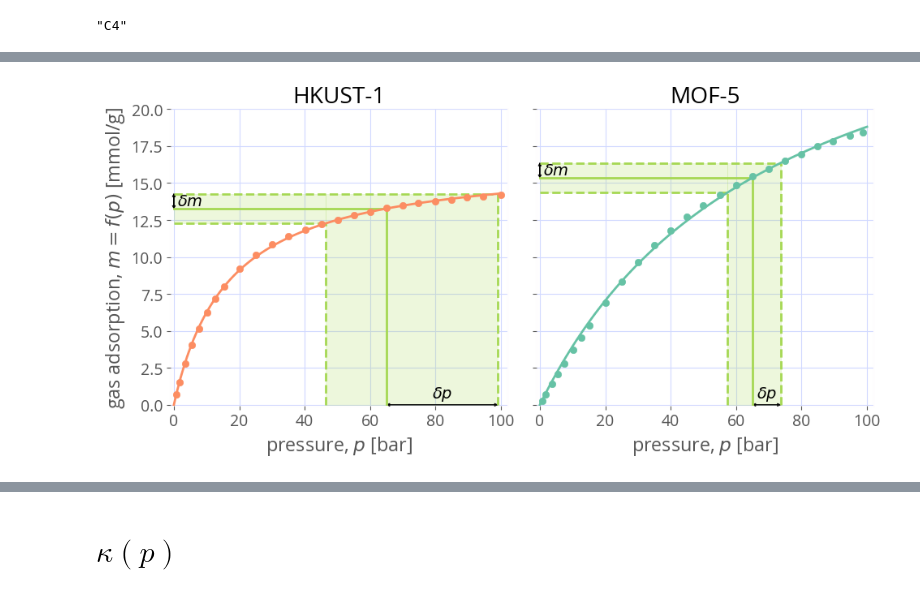
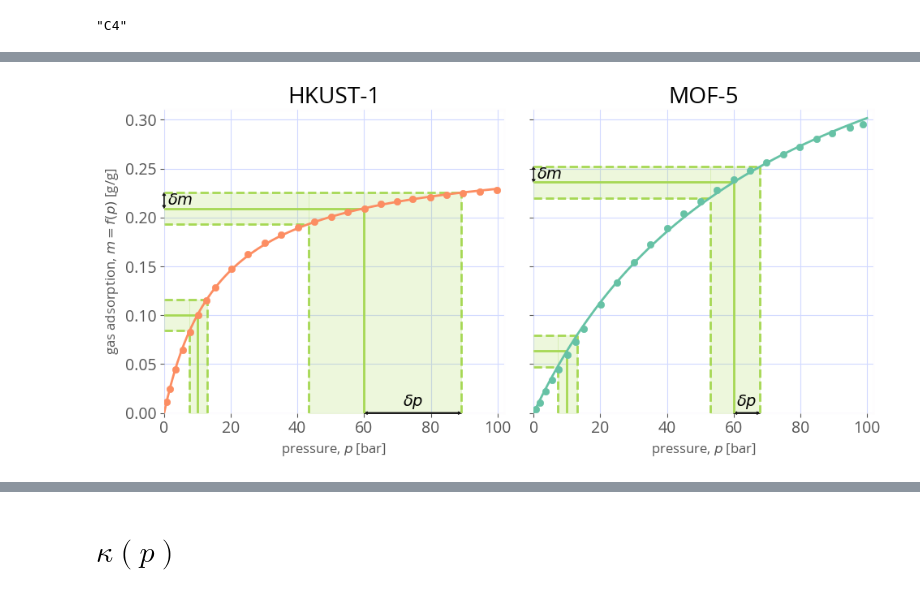
Before and after one commit to SimonEnsemble/nonlinear_sensing, a Jupyter notebook: one_d_sensing/1D sensing.ipynb, the cells around one changed output, grey strips where cells are left out. Cells and saved outputs as stored; diff of their text form; code cells hidden in the pictures.

```diff
--- a/one_d_sensing/1D sensing.ipynb
+++ b/one_d_sensing/1D sensing.ipynb
@@ -71,12 +72,12 @@ Rachel: put $\kappa(P)$ and $\kappa(m)$ for inverse problem here.
 # %% [output]
 "C4"
 # %%
-ms = [4.0, 13.0]
+ms = [4.0 * 16.04 / 1000, 13.0 * 16.04 / 1000]
 
 figure()
 p = range(0.0, 100.0, length=100)
 mof = "HKUST-1"
-scatter(df[mof][:, Symbol("P(bar)")], df[mof][:, :m_mmol_g], zorder=1000,
+scatter(df[mof][:, Symbol("P(bar)")], df[mof][:, :g_g], zorder=1000,
     clip_on=false, color=mof_to_color[mof])
 plot(p, params[mof]["M"] * params[mof]["K"] * p ./ (1 .+ params[mof]["K"] * p),
     label=mof, zorder=1000, clip_on=false, color=mof_to_color[mof])
@@ -97,22 +98,24 @@ for (i, m) in enumerate(ms)
     fill_between(ps, [m_high for _ = 1:length(ps)], alpha=0.2, color=δ_color)
     fill_between([0.0, p_low], [m_low, m_low], [m_high, m_high], alpha=0.2, color=δ_color)
     if i == 2
+        arrow_dx = 1
+        arrow_dy = 0.2 * 0.015
         arrow(0.0, m, 0.0, δm, length_includes_head=true,
-          head_width=1, head_length=0.2, clip_on=false, color="k")
+          head_width=arrow_dx, head_length=arrow_dy, clip_on=false, color="k")
         arrow(0.0, m+δm, 0.0, -δm, length_includes_head=true,
-          head_width=1, head_length=0.2, clip_on=false, color="k")
+          head_width=arrow_dx, head_length=arrow_dy, clip_on=false, color="k")
         text(1.0, m + δm / 2, L"$\delta m$", verticalalignment="center")
 
         arrow(p, 0.0, p_high-p, 0.0, length_includes_head=true,
-          head_width=0.2, head_length=1, clip_on=false, color="k")
+          head_width=arrow_dy, head_length=arrow_dx, clip_on=false, color="k")
         arrow(p_high, 0.0, p-p_high, 0.0, length_includes_head=true,
-          head_width=0.2, head_length=1, clip_on=false, color="k")
-        text(p + (p_high-p)/2, 0.75, L"$\delta p$", horizontalalignment="center")
+          head_width=arrow_dy, head_length=arrow_dx, clip_on=false, color="k")
+        text(p + (p_high-p)/2, 0.75 * 0.015, L"$\delta p$", horizontalalignment="center")
     end
 end
 
 xlim(xmin=0.0)
-ylim([0.0, 20.0])
+#ylim([0.0, 20.0])
 xlabel(L"pressure, $p$ [bar]")
-ylabel(L"gas adsorption, $m=f(p)$ [mmol/g]")
+ylabel(L"gas adsorption, $m=f(p)$ [g/g]")
 # %% [output]
@@ -121,46 +124,56 @@ PyObject Text(38.000000000000014, 0.5, 'gas adsorption, $m=f(p)$ [mmol/g]')
 # %%
+#figure 1
 fig, axs = subplots(1, 2, figsize=(10, 5), sharey=true)
 p = range(0.0, 100.0, length=100)
-p̄ = 65.0
+p̄ = [10.0, 60.0]
+
 for (i, mof) in enumerate(mofs)
-    axs[i].scatter(df[mof][:, Symbol("P(bar)")], df[mof][:, :m_mmol_g],
+    axs[i].scatter(df[mof][:, Symbol("P(bar)")], df[mof][:, :g_g],
         color=mof_to_color[mof], zorder=2003)
     axs[i].plot(p, m.(p, mof), color=mof_to_color[mof], zorder=1000)
     axs[i].set_title(mof)
 
-    m̄ = m(p̄, mof)
-    axs[i].plot([p̄, p̄], [0, m̄], color=δ_color)
-    axs[i].plot([0, p̄], [m̄, m̄], color=δ_color)
+    for j in 1:2
+        m̄ = m(p̄[j], mof)
+        axs[i].plot([p̄[j], p̄[j]], [0, m̄], color=δ_color)
+        axs[i].plot([0, p̄[j]], [m̄, m̄], color=δ_color)
 
-    m_high = m̄ + δm
-    p_high = g(m_high, mof)
-    m_low = m̄ - δm
-    p_low = g(m_low, mof)
-    axs[i].plot([p_low, p_low], [0, m_low], linestyle="--", color=δ_color)
-    axs[i].plot([0, p_low], [m_low, m_low], linestyle="--", color=δ_color)
-    axs[i].plot([p_high, p_high], [0, m_high], linestyle="--", color=δ_color)
-    axs[i].plot([0, p_high], [m_high, m_high], linestyle="--", color=δ_color)
+        m_high = m̄ + δm
+        p_high = g(m_high, mof)
+        m_low = m̄ - δm
+        p_low = g(m_low, mof)
 
-    axs[i].set_xlim([-1, 102])
-    axs[i].set_ylim([-0.05, 20.0])
+        max_δp = max(p̄[j] - p_low, p_high - p̄[j])
+        print("For p̄ = ", p̄[j], " ", mof, " δp = ", max_δp, '\n')
 
-    ps = range(p_low, p_high, length=200)
-    axs[i].fill_between(ps, [m_high for _ = 1:length(ps)], alpha=0.2, color=δ_color)
-    axs[i].fill_between([0.0, p_low], [m_low, m_low], [m_high, m_high], alpha=0.2, color=δ_color)
+        axs[i].plot([p_low, p_low], [0, m_low], linestyle="--", color=δ_color)
+        axs[i].plot([0, p_low], [m_low, m_low], linestyle="--", color=δ_color)
+        axs[i].plot([p_high, p_high], [0, m_high], linestyle="--", color=δ_color)
+        axs[i].plot([0, p_high], [m_high, m_high], linestyle="--", color=δ_color)
 
-    axs[i].arrow(0.0, m̄, 0.0, δm, length_includes_head=true,
-      head_width=1, head_length=0.2, clip_on=false, color="k")
-    axs[i].arrow(0.0, m̄+δm, 0.0, -δm, length_includes_head=true,
-      head_width=1, head_length=0.2, clip_on=false, color="k")
-    axs[i].text(1.0, m̄ + δm / 2, L"$\delta m$", verticalalignment="center")
+        ps = range(p_low, p_high, length=200)
+        axs[i].fill_between(ps, [m_high for _ = 1:length(ps)], alpha=0.2, color=δ_color)
+        axs[i].fill_between([0.0, p_low], [m_low, m_low], [m_high, m_high], alpha=0.2, color=δ_color)
+        if j == 2
+            arrow_dx = 1
+            arrow_dy = 0.2 * 0.015
+            axs[i].arrow(0.0, m̄, 0.0, δm, length_includes_head=true,
+              head_width=arrow_dx, head_length=arrow_dy, clip_on=false, color="k")
+            axs[i].arrow(0.0, m̄+δm, 0.0, -δm, length_includes_head=true,
+              head_width=arrow_dx, head_length=arrow_dy, clip_on=false, color="k")
+            axs[i].text(1.0, m̄ + δm / 2, L"$\delta m$", verticalalignment="center")
 
-    axs[i].arrow(p̄, 0.0, p_high-p̄, 0.0, length_includes_head=true,
-      head_width=0.2, head_length=1, clip_on=false, color="k")
-    axs[i].arrow(p_high, 0.0, p̄-p_high, 0.0, length_includes_head=true,
-      head_width=0.2, head_length=1, clip_on=false, color="k")
-    axs[i].text(p̄ + (p_high-p̄)/2, 0.5, L"$\delta p$", horizontalalignment="center")
-    axs[i].set_xlabel(L"pressure, $p$ [bar]")
+            axs[i].arrow(p̄[j], 0.0, p_high-p̄[j], 0.0, length_includes_head=true,
+              head_width=arrow_dy, head_length=arrow_dx, clip_on=false, color="k")
+            axs[i].arrow(p_high, 0.0, p̄[j]-p_high, 0.0, length_includes_head=true,
+              head_width=arrow_dy, head_length=arrow_dx, clip_on=false, color="k")
+            axs[i].text(p̄[j] + (p_high-p̄[j])/2, 0.5 * 0.015, L"$\delta p$", horizontalalignment="center")
+            axs[i].set_xlabel(L"pressure, $p$ [bar]", fontsize=12)
+        end
+    end
+    axs[i].set_xlim([0, 102])
+    axs[i].set_ylim([0, 0.31])
 end
-axs[1].set_ylabel(L"gas adsorption, $m=f(p)$ [mmol/g]")
+axs[1].set_ylabel(L"gas adsorption, $m=f(p)$ [g/g]", fontsize=12)
 tight_layout()
 # %% [output]
@@ -167 +184 @@ tight_layout()
-[figure, old version]
+[figure, new version]
```
Also changed, not shown: parts of 8 cells of this notebook.
